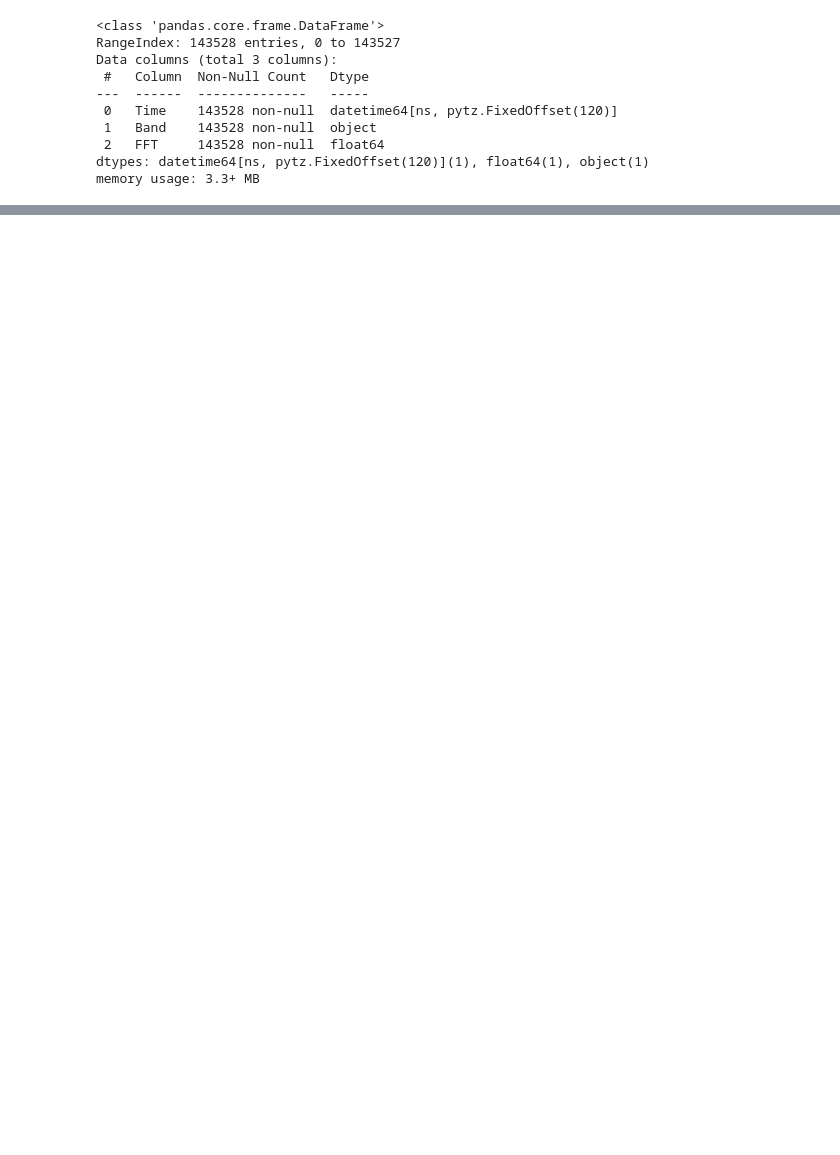
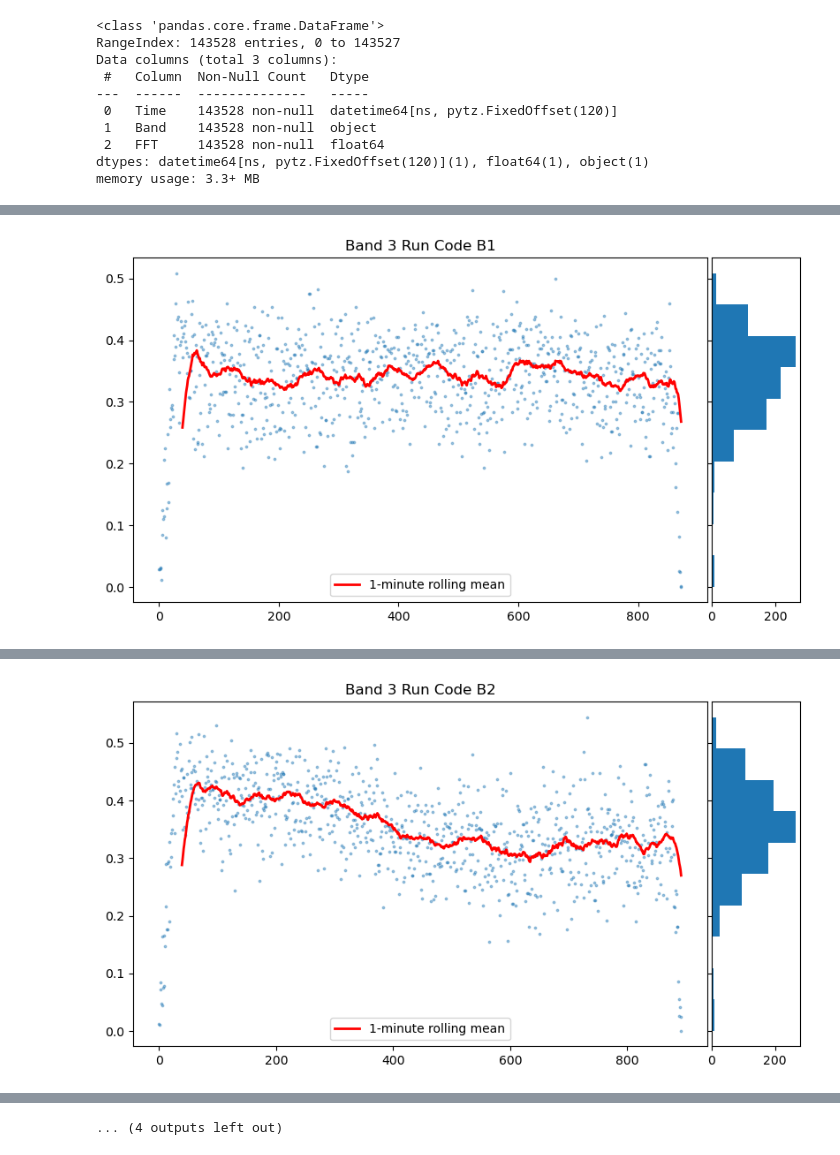
Before and after one commit to greenwaltc/PG_workspace, a Jupyter notebook: camerons-awesome-analysis.ipynb, the cells around one changed output, grey strips where cells are left out. Cells and saved outputs as stored; diff of their text form; code cells hidden in the pictures; blank space fills up the shorter version.

```diff
--- a/camerons-awesome-analysis.ipynb
+++ b/camerons-awesome-analysis.ipynb
@@ -255,0 +260,14 @@ for band_name in sept_melt['Band'].unique():
+# %%
+seconds = 60
+interval = 40
+
+for run_code in domingo_band3['Run Code'].unique():
+    temp_df = domingo_band3[domingo_band3['Run Code'] == run_code].reset_index(drop=True)
+    temp_df['Rolling Average'] = temp_df['FFT'].rolling(interval).mean()
+    print(temp_df)
+    scatter_hist( np.array(temp_df.index),
+                  np.array(temp_df['FFT']),
+                  np.array(temp_df['Rolling Average']),
+                  'Band 3 Run Code ' + run_code)
+    plt.show()
+# %% [output]
@@ -255,0 +291 @@ for band_name in sept_melt['Band'].unique():
+[figure, added]
@@ -255,0 +309 @@ for band_name in sept_melt['Band'].unique():
+[figure, added]
@@ -255,0 +382 @@ for band_name in sept_melt['Band'].unique():
+... (4 outputs left out)
```
Also changed, not shown: parts of 4 cells of this notebook.
